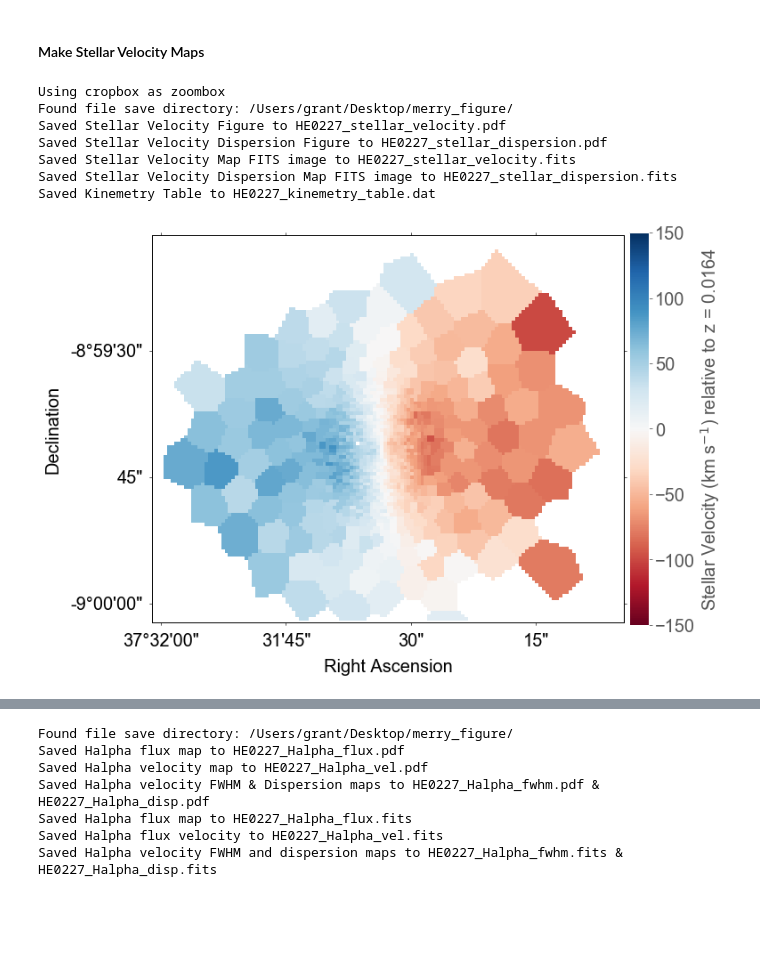
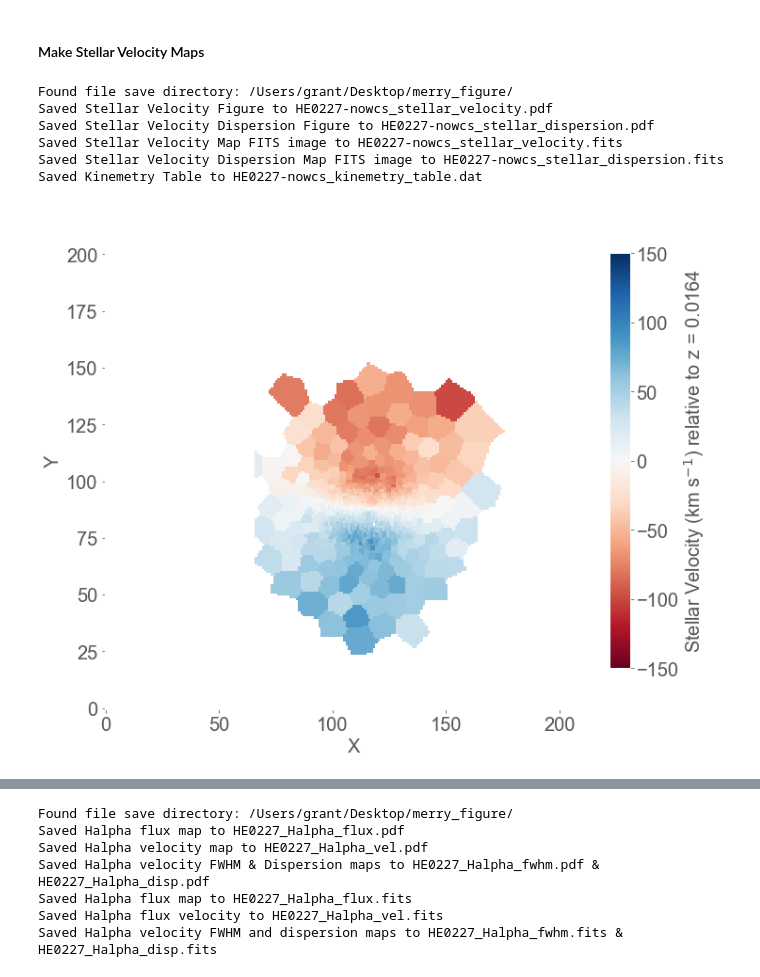
Before and after one commit to granttremblay/Merry_Paper, a Jupyter notebook: MerryMaps.ipynb, the cells around one changed output, grey strips where cells are left out. Saved outputs shown, nothing was run; the diff lists cells and outputs as text; code cells hidden in the pictures; blank space fills up the shorter version.

```diff
--- a/MerryMaps.ipynb
+++ b/MerryMaps.ipynb
@@ -160,8 +160,8 @@ def make_stars(kintable, fovimage, redshift, name, snthresh=100, velocity_thresh
     else:
         mask = table['vel_fit'] / table['vel_fit_err'] > snthresh
 
-    velmap[x[mask], y[mask]] = table['vel_fit'][mask]
-    dispmap[x[mask], y[mask]] = table['disp_fit'][mask]
+    velmap[y[mask], x[mask]] = table['vel_fit'][mask]
+    dispmap[y[mask], x[mask]] = table['disp_fit'][mask]
 
     if cropbox is not None:
         x1, x2, y1, y2 = cropbox
@@ -169,7 +169,7 @@ def make_stars(kintable, fovimage, redshift, name, snthresh=100, velocity_thresh
         # YES, you should be confused by the below line.
         # This is *inverted* for the actual mask, but NOT for the zoom.
         # So what the user would naturally expect to be x1 is actually y1
-        keep = (x > y1) & (x < y2) & (y > x1) & (y < x2) # YES
+        keep = (x > x1) & (x < x2) & (y > y1) & (y < y2) # YES
         crop = np.logical_not(keep)
 
         velmap[x[crop], y[crop]] = np.nan
@@ -313,28 +313,27 @@ def make_stars(kintable, fovimage, redshift, name, snthresh=100, velocity_thresh
 # %%
 make_stars(he0227_kintable,
                       he0227_fovimage,
                       he0227_redshift,
-                      name = "HE 0227",
+                      name = "HE 0227 - no wcs",
                       snthresh=500,
                       velocity_thresh=200, # in km/s
                       cropbox=(20, 160, 65, 180), # (x1, x2, y1, y2),
-                      zoom=True, # It will zoom on the cropbox
-                      wcs=True,
+                      zoom=False, # It will zoom on the cropbox
+                      wcs=False,
                       vel_vmin=-150,
                       vel_vmax=150,
                       disp_vmin=0,
                       disp_vmax=300,
                       colorbar_scalefactor=0.0395, # I'm too lazy to properly implement colorbar resizing
                       project_by_median=True,
                       project_by_redshift=False,
                       save=True,
                       file_save_directory=file_save_directory)
 # %% [output]
-Using cropbox as zoombox
 Found file save directory: /Users/grant/Desktop/merry_figure/
-Saved Stellar Velocity Figure to HE0227_stellar_velocity.pdf
-Saved Stellar Velocity Dispersion Figure to HE0227_stellar_dispersion.pdf
-Saved Stellar Velocity Map FITS image to HE0227_stellar_velocity.fits
-Saved Stellar Velocity Dispersion Map FITS image to HE0227_stellar_dispersion.fits
-Saved Kinemetry Table to HE0227_kinemetry_table.dat
+Saved Stellar Velocity Figure to HE0227-nowcs_stellar_velocity.pdf
+Saved Stellar Velocity Dispersion Figure to HE0227-nowcs_stellar_dispersion.pdf
+Saved Stellar Velocity Map FITS image to HE0227-nowcs_stellar_velocity.fits
+Saved Stellar Velocity Dispersion Map FITS image to HE0227-nowcs_stellar_dispersion.fits
+Saved Kinemetry Table to HE0227-nowcs_kinemetry_table.dat
-[figure, old version]
+[figure, new version]
```
Also changed, not shown: parts of 3 cells of this notebook, 1 other file.
